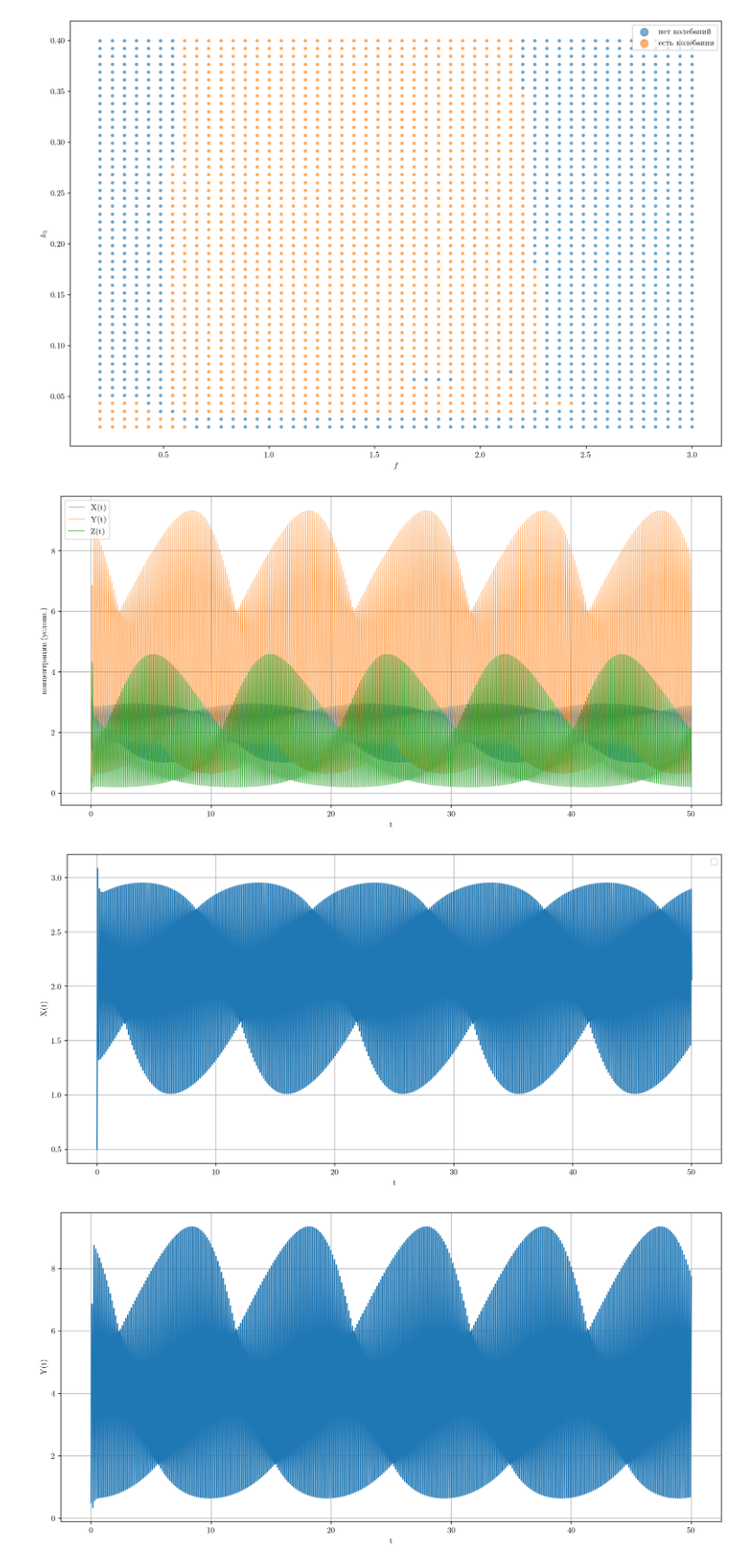
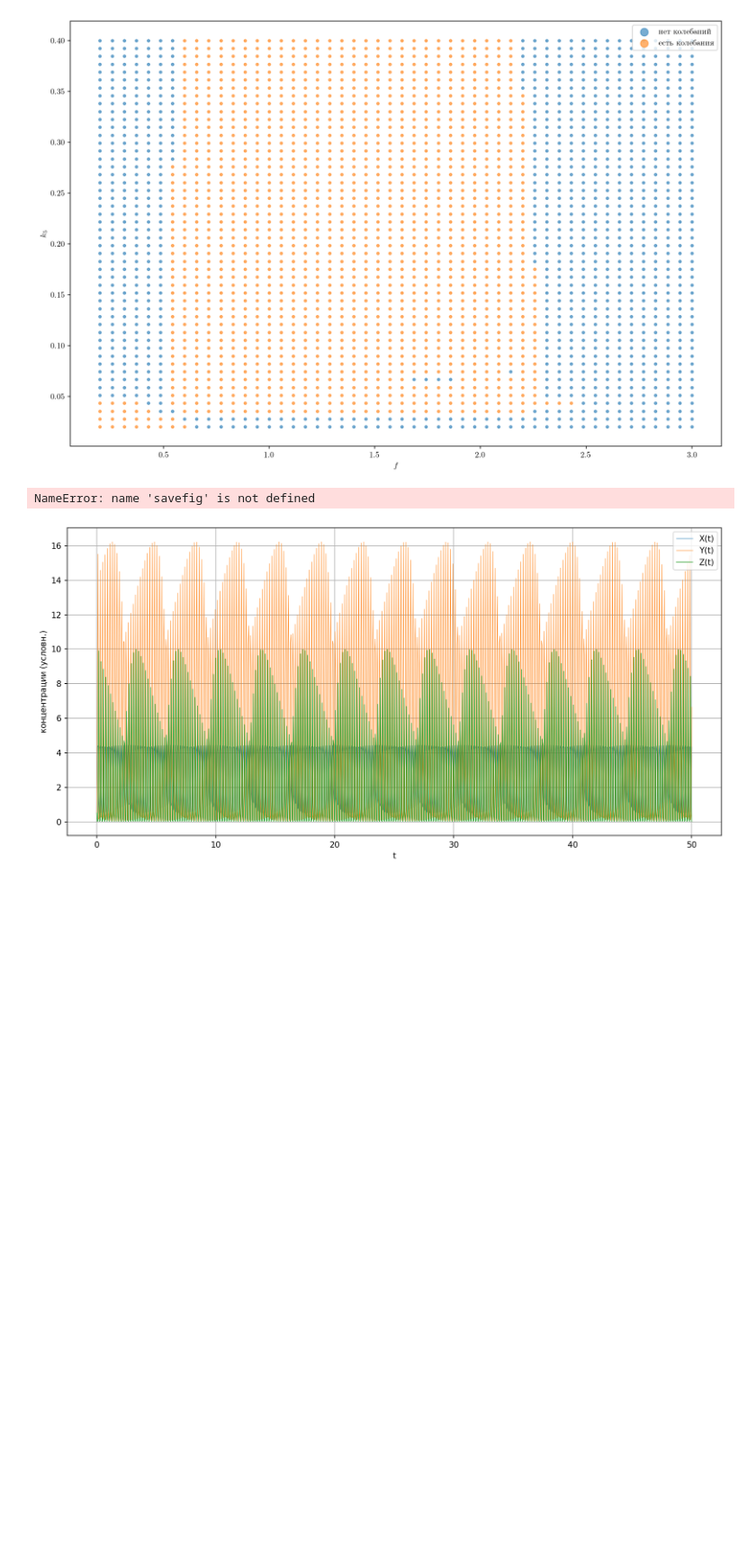
Before and after one commit to yaroslavsavateykin/notebooks, a Jupyter notebook: 5 semester/physha/kinet_autokoleb/autokoleb.ipynb, the cells around one changed output. Shown at 90% size. Saved outputs shown, nothing was run; the diff lists cells and outputs as text; code cells hidden in the pictures; blank space fills up the shorter version.

```diff
--- a/5 semester/physha/kinet_autokoleb/autokoleb.ipynb
+++ b/5 semester/physha/kinet_autokoleb/autokoleb.ipynb
@@ -377,7 +378,7 @@ n = 2000
 
 def oregonator(t, u, A0, B0, k1, k2, k3, k4, k5, f):
     X, Y, Z = u
-    dX = k1*A0*Y - k2*X*Y + k3*B0*X - 2*k4*X*X
+    dX = k1*A0*Y - k2*X*Y + k3*B0*X - 2*k4*X*X - k5* X
     dY = -k1*A0*Y - k2*X*Y + f*k5*Z
     dZ = k3*B0*X - k5*Z
     return [dX, dY, dZ]
@@ -506,8 +508,8 @@ from scipy.integrate import solve_ivp
 def br_rhs(t,u,k1,k2,k3,k4,C):
     x,y,z=u
     return [
-        k1*C - 2*k2*x*x - k4*x*z,
-        2*k2*x*x - k3*y*z,
+        k1*C - k2*x*x - k4*x*z,
+        k2*x*x - k3*y*z,
         k3*y*z - k4*x*z
     ]
 
@@ -535,36 +537,35 @@ plt.plot(t, y, linewidth = 0.5,label="Y(t)")
 plt.plot(t, z, linewidth = 0.8,label="Z(t)")
 plt.xlabel("t")
 plt.ylabel("концентрации (условн.)")
 plt.grid()
 plt.legend()
 plt.tight_layout()
 savefig("brigs-raush")
 
 plt.figure(figsize=(12, 6),dpi=150)
 plt.plot(t, x)
 plt.xlabel("t")
 plt.ylabel("X(t)")
 plt.legend()
 plt.grid()
 plt.tight_layout()
-savefig("brigs-raush-x")
+#savefig("brigs-raush-x")
 
 plt.figure(figsize=(12, 6),dpi=150)
 plt.plot(t, y)
 plt.xlabel("t")
 plt.ylabel("Y(t)")
 plt.grid()
 plt.tight_layout()
-savefig("brigs-raush-y")
+#savefig("brigs-raush-y")
 
 plt.figure(figsize=(12, 6),dpi=150)
 plt.plot(t, z)
 plt.xlabel("t")
 plt.ylabel("Z(t)")
 plt.grid()
 plt.tight_layout()
-savefig("brigs-raush-z")
+#savefig("brigs-raush-z")
 # %% [output]
+NameError: name 'savefig' is not defined
-[figure, old version]
+[figure, new version]
-[figure, removed]
-[figure, removed]
```
Also changed, not shown: parts of 3 cells of this notebook, 30 other files.
